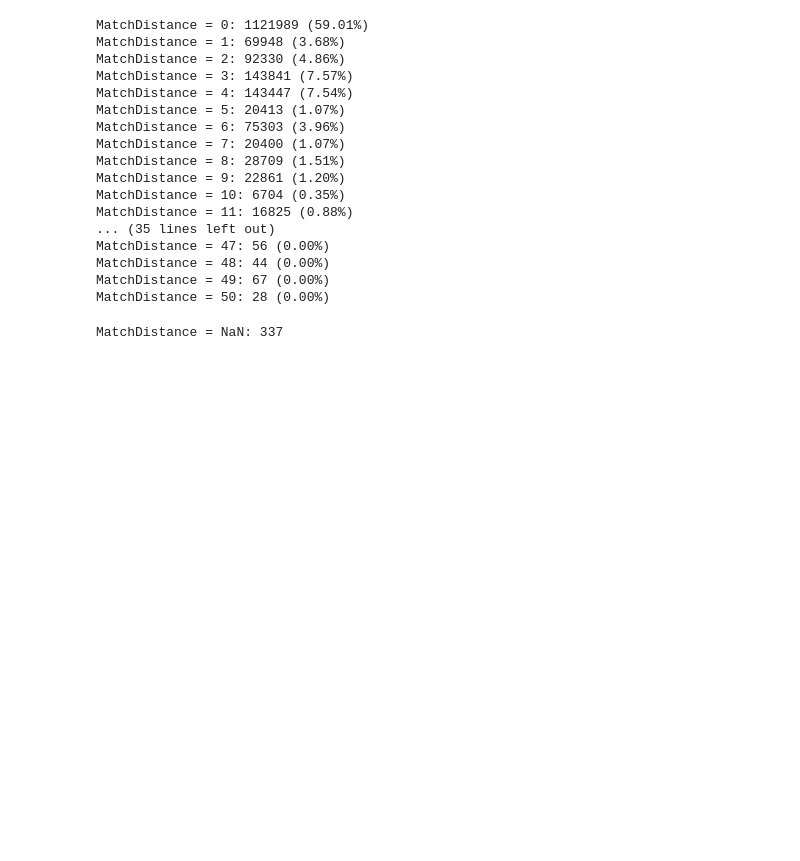
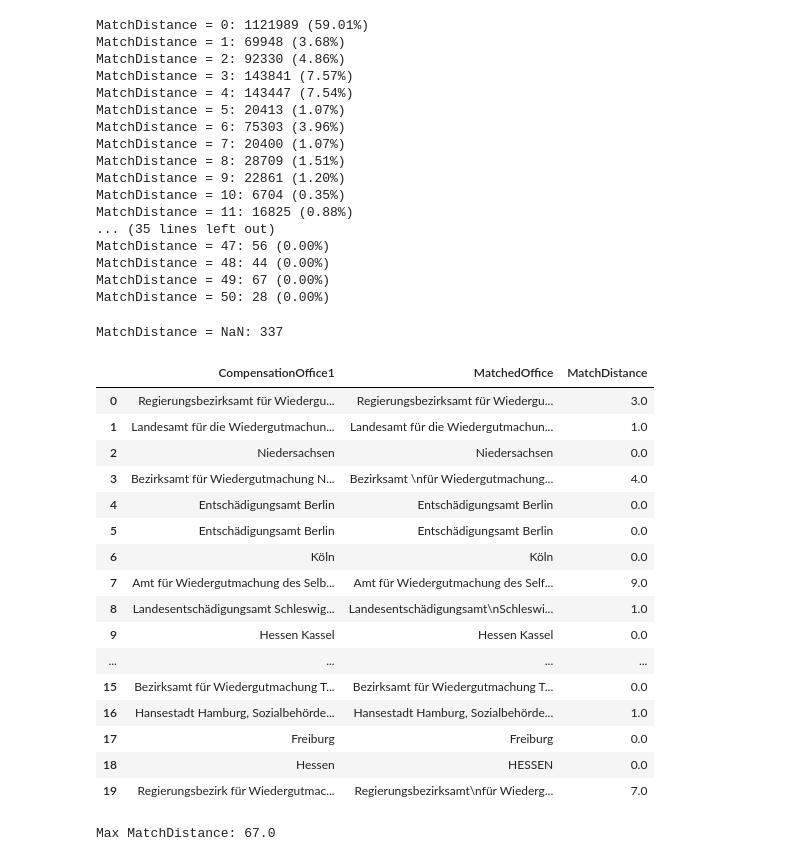
Before and after one commit to BennetHan/compensation-office-analysis, a Jupyter notebook: compensation-office-analysis.ipynb, the cells around one changed output. Saved outputs shown, nothing was run; the diff lists cells and outputs as text; code cells hidden in the pictures; blank space fills up the shorter version.

Commit message:
added some basic cleaning and a dynamic levenshtein-threshhold based on string length

```diff
--- a/compensation-office-analysis.ipynb
+++ b/compensation-office-analysis.ipynb
@@ -247,3 +247,55 @@ print(f'MatchDistance = NaN: {nan_count}')
 MatchDistance = NaN: 337
 # %%
 df_matches.to_csv('compensation_office_matches.csv', index=False)
+# %%
+compensation_offices = list(df_csv['CompensationOffice'])
+
+def get_min_distance_dynamic(name):
+    name_clean = str(name).strip().lower()
+    threshold = len(name_clean) // 2
+
+    min_dist = float('inf')
+    best_match = None
+    for office in compensation_offices:
+        office_clean = str(office).strip().lower()
+        d = distance(name_clean, office_clean)
+        if d == 0:
+            return 0, office
+        if d < min_dist:
+            min_dist = d
+            best_match = office
+    if min_dist <= threshold:
+        return min_dist, best_match
+    return np.nan, None
+
+results = df_json['CompensationOffice1'].apply(get_min_distance_dynamic)
+
+df_matches = pd.DataFrame({
+    'CompensationOffice1': df_json['CompensationOffice1'],
+    'MatchedOffice': results.apply(lambda x: x[1]),
+    'MatchDistance': results.apply(lambda x: x[0])
+})
+
+df_matches.head(20)
+# %% [output]
+|  | CompensationOffice1 | MatchedOffice | MatchDistance |
+| 0 | Regierungsbezirksamt für Wiedergu... | Regierungsbezirksamt für Wiedergu... | 3.0 |
+| 1 | Landesamt für die Wiedergutmachun... | Landesamt für die Wiedergutmachun... | 1.0 |
+| 2 | Niedersachsen | Niedersachsen | 0.0 |
+| 3 | Bezirksamt für Wiedergutmachung N... | Bezirksamt \nfür Wiedergutmachung... | 4.0 |
+| 4 | Entschädigungsamt Berlin | Entschädigungsamt Berlin | 0.0 |
+| 5 | Entschädigungsamt Berlin | Entschädigungsamt Berlin | 0.0 |
+| 6 | Köln | Köln | 0.0 |
+| 7 | Amt für Wiedergutmachung des Selb... | Amt für Wiedergutmachung des Self... | 9.0 |
+| 8 | Landesentschädigungsamt Schleswig... | Landesentschädigungsamt\nSchleswi... | 1.0 |
+| 9 | Hessen Kassel | Hessen Kassel | 0.0 |
+| ... | ... | ... | ... |
+| 15 | Bezirksamt für Wiedergutmachung T... | Bezirksamt für Wiedergutmachung T... | 0.0 |
+| 16 | Hansestadt Hamburg, Sozialbehörde... | Hansestadt Hamburg, Sozialbehörde... | 1.0 |
+| 17 | Freiburg | Freiburg | 0.0 |
+| 18 | Hessen | HESSEN | 0.0 |
+| 19 | Regierungsbezirk für Wiedergutmac... | Regierungsbezirksamt\nfür Wiederg... | 7.0 |
+# %%
+print(f"Max MatchDistance: {df_matches['MatchDistance'].max()}")
+# %% [output]
+Max MatchDistance: 67.0
```
Also changed, not shown: parts of 6 cells of this notebook, 1 other file.
